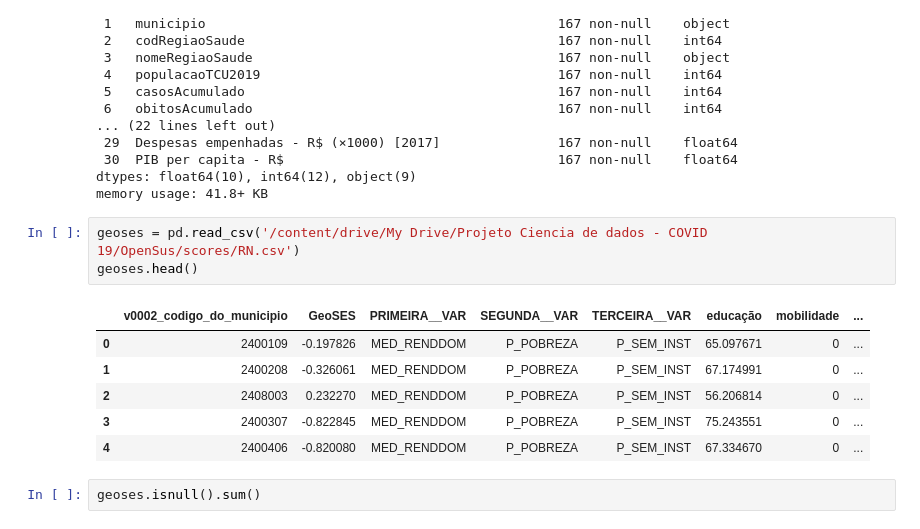
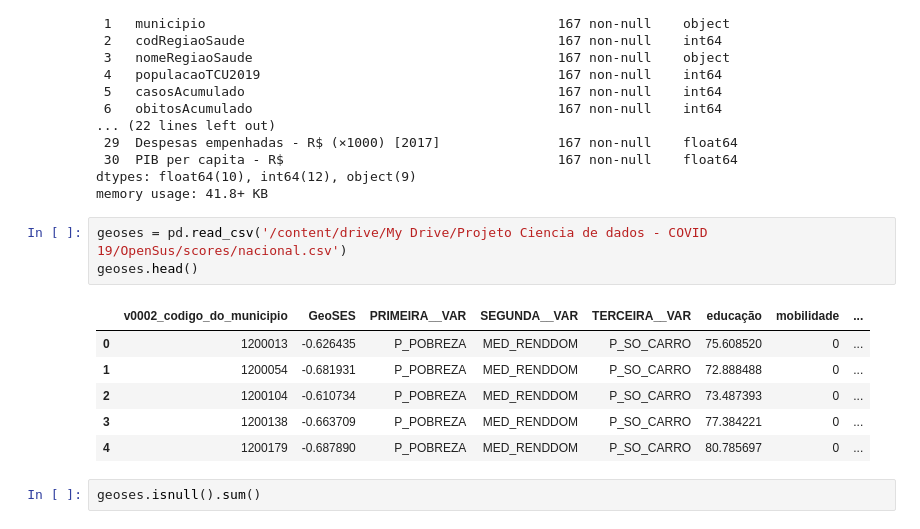
Before and after one commit to wallinsonsilva/ciencia_de_dados_covid, a Jupyter notebook: MergeDadosRNComRegiaoSaudeGeoSES.ipynb, the cells around one changed output. Saved outputs shown, nothing was run; the diff lists cells and outputs as text.

```diff
--- a/MergeDadosRNComRegiaoSaudeGeoSES.ipynb
+++ b/MergeDadosRNComRegiaoSaudeGeoSES.ipynb
@@ -176,15 +176,15 @@ Data columns (total 31 columns):
 dtypes: float64(10), int64(12), object(9)
 memory usage: 41.8+ KB
 # %%
-geoses = pd.read_csv('/content/drive/My Drive/Projeto Ciencia de dados - COVID 19/OpenSus/scores/RN.csv')
+geoses = pd.read_csv('/content/drive/My Drive/Projeto Ciencia de dados - COVID 19/OpenSus/scores/nacional.csv')
 geoses.head()
 # %% [output]
 |  | v0002_codigo_do_municipio | GeoSES | PRIMEIRA__VAR | SEGUNDA__VAR | TERCEIRA__VAR | educação | mobilidade | ... |
-| 0 | 2400109 | -0.197826 | MED_RENDDOM | P_POBREZA | P_SEM_INST | 65.097671 | 0 | ... |
-| 1 | 2400208 | -0.326061 | MED_RENDDOM | P_POBREZA | P_SEM_INST | 67.174991 | 0 | ... |
-| 2 | 2408003 | 0.232270 | MED_RENDDOM | P_POBREZA | P_SEM_INST | 56.206814 | 0 | ... |
-| 3 | 2400307 | -0.822845 | MED_RENDDOM | P_POBREZA | P_SEM_INST | 75.243551 | 0 | ... |
-| 4 | 2400406 | -0.820080 | MED_RENDDOM | P_POBREZA | P_SEM_INST | 67.334670 | 0 | ... |
+| 0 | 1200013 | -0.626435 | P_POBREZA | MED_RENDDOM | P_SO_CARRO | 75.608520 | 0 | ... |
+| 1 | 1200054 | -0.681931 | P_POBREZA | MED_RENDDOM | P_SO_CARRO | 72.888488 | 0 | ... |
+| 2 | 1200104 | -0.610734 | P_POBREZA | MED_RENDDOM | P_SO_CARRO | 73.487393 | 0 | ... |
+| 3 | 1200138 | -0.663709 | P_POBREZA | MED_RENDDOM | P_SO_CARRO | 77.384221 | 0 | ... |
+| 4 | 1200179 | -0.687890 | P_POBREZA | MED_RENDDOM | P_SO_CARRO | 80.785697 | 0 | ... |
 # %%
 geoses.isnull().sum()
 # %% [output]
```
Also changed, not shown: parts of 2 cells of this notebook.
